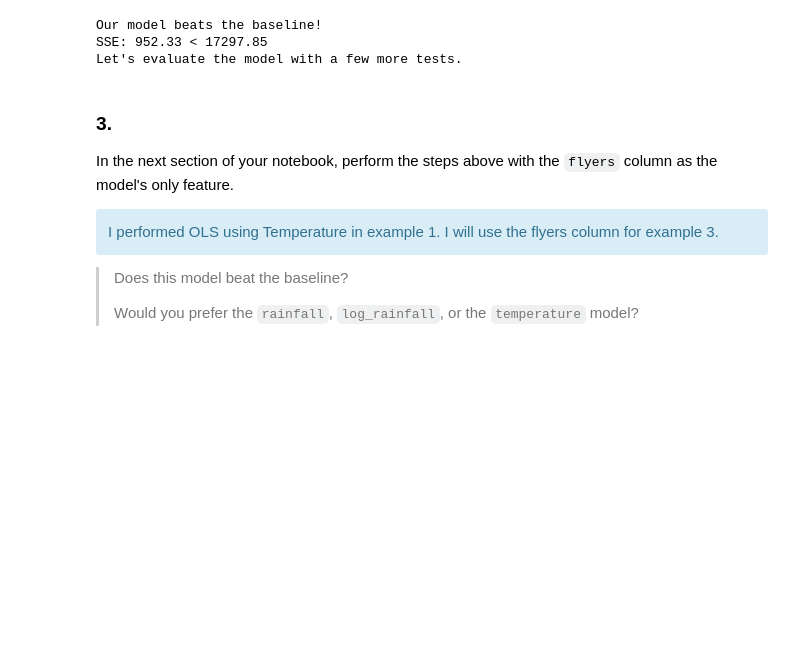
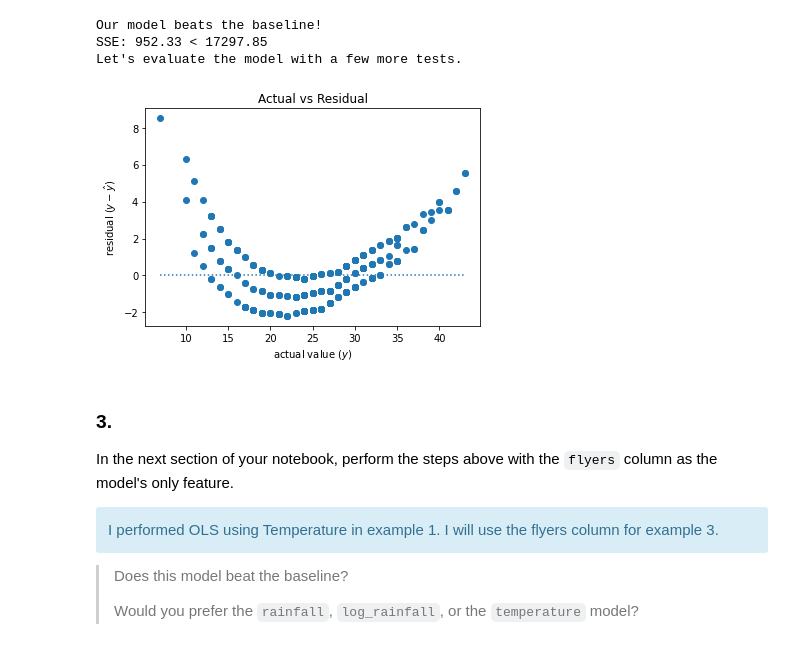
Before and after one commit to Promeos/regression-exercises, a Jupyter notebook: evaluate.ipynb, the cells around one changed output. Cells and saved outputs as stored; diff of their text form; code cells hidden in the pictures; blank space fills up the shorter version.

```diff
--- a/evaluate.ipynb
+++ b/evaluate.ipynb
@@ -26,8 +26,6 @@ df_lemonade.head()
 # %% [markdown]
 ### 1.
 Make a baseline for predicting sales. (The mean is a good baseline)
-# %%
-df_lemonade['baseline'] = df_lemonade.Sales.mean()
 # %%
 df_lemonade.head()
 # %% [output]
@@ -326,6 +328,10 @@ else:
 Our model beats the baseline!
 SSE: 952.33 < 17297.85
 Let's evaluate the model with a few more tests.
+# %%
+plot_residuals(residuals.y, residuals.yhat);
+# %% [output]
+[figure, added]
 # %% [markdown]
 ### 3.
 In the next section of your notebook, perform the steps above with the `flyers` column as the model's only feature.
```
Also changed, not shown: parts of 29 cells of this notebook, 3 other files.
